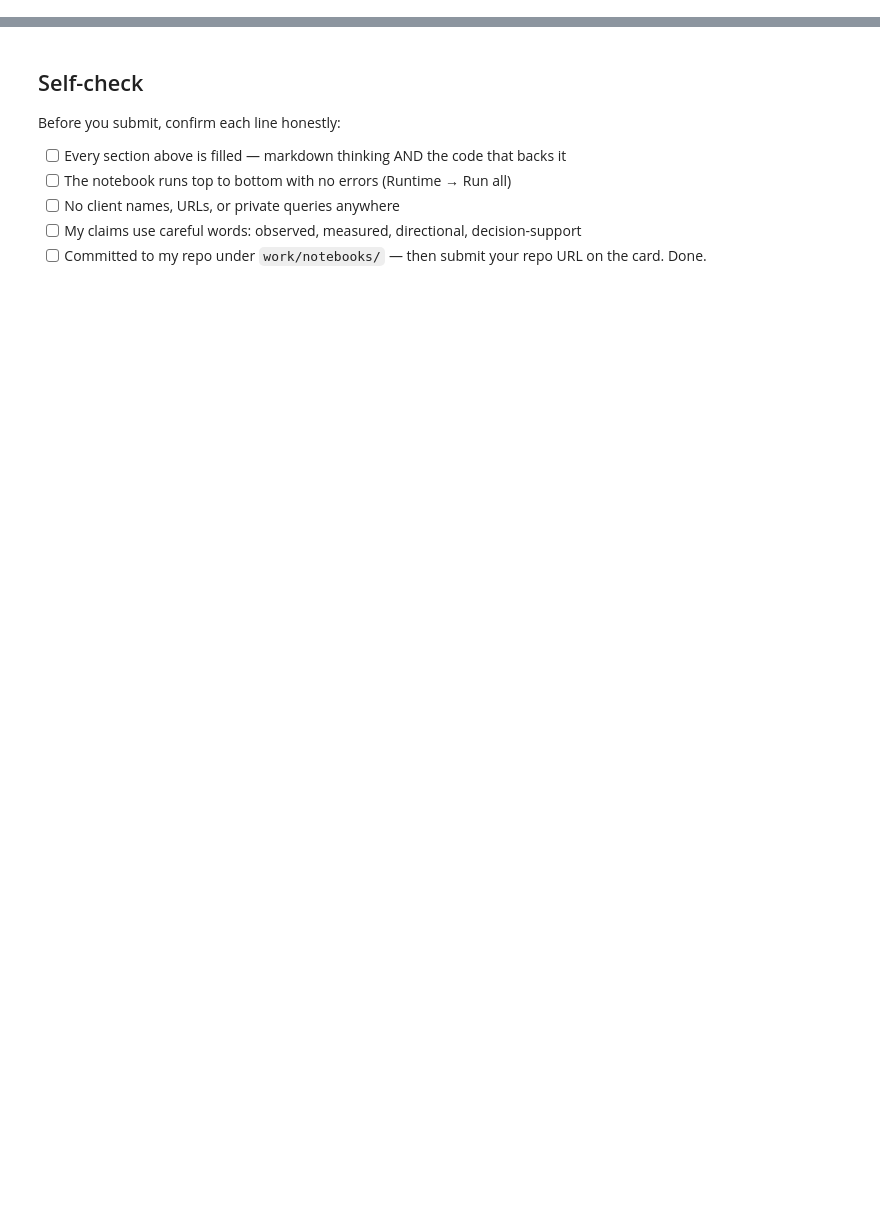
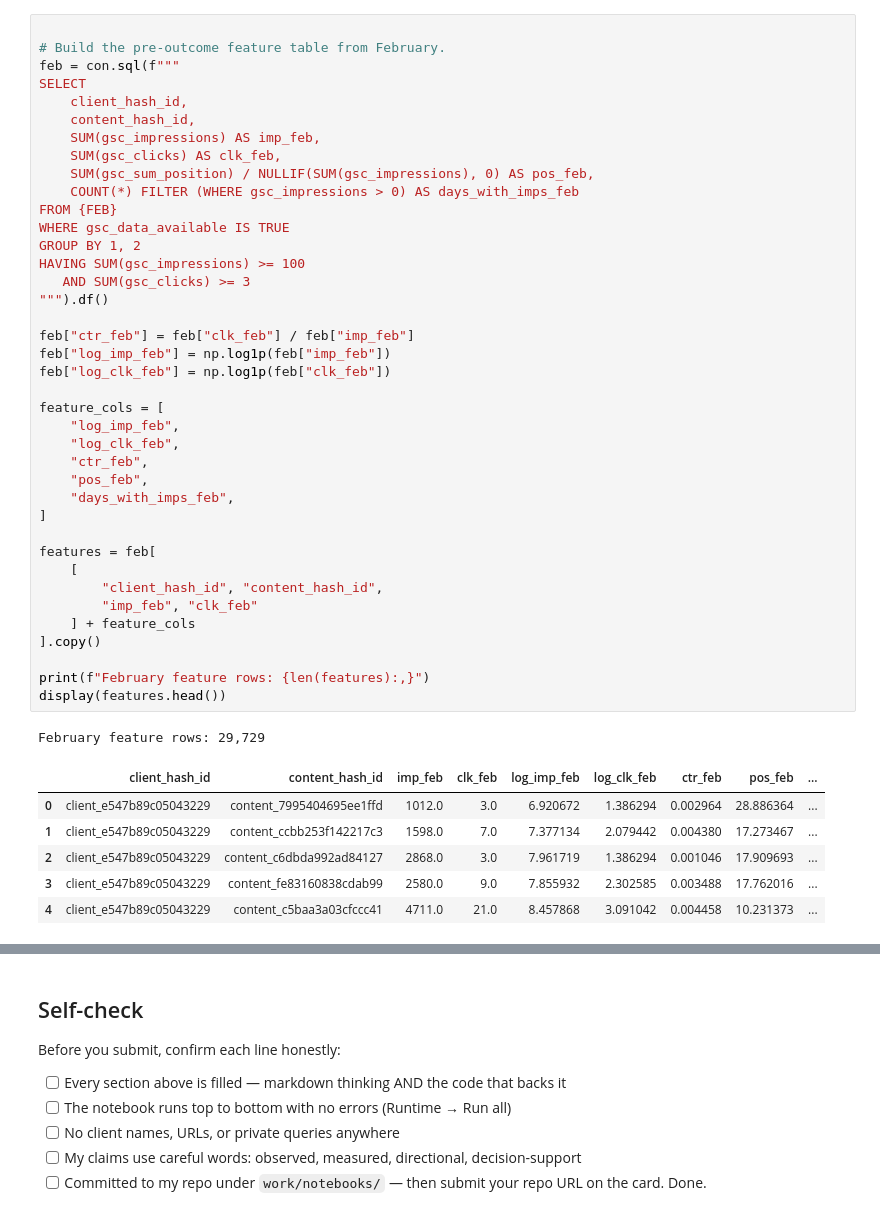
Before and after one commit to abdelrahmanmohamed05/FlyRank-AI, a Jupyter notebook: work/notebooks/capstone.ipynb, the cells around one changed output, grey strips where cells are left out. Drawn from its saved outputs; the diff is of its cells as text; blank space fills up the shorter version.

```diff
--- a/work/notebooks/capstone.ipynb
+++ b/work/notebooks/capstone.ipynb
@@ -36,0 +90,47 @@ This skeleton is yours to fill. Work the sections **in order** — each one has
+# %%
+
+# Build the pre-outcome feature table from February.
+feb = con.sql(f"""
+SELECT
+    client_hash_id,
+    content_hash_id,
+    SUM(gsc_impressions) AS imp_feb,
+    SUM(gsc_clicks) AS clk_feb,
+    SUM(gsc_sum_position) / NULLIF(SUM(gsc_impressions), 0) AS pos_feb,
+    COUNT(*) FILTER (WHERE gsc_impressions > 0) AS days_with_imps_feb
+FROM {FEB}
+WHERE gsc_data_available IS TRUE
+GROUP BY 1, 2
+HAVING SUM(gsc_impressions) >= 100
+   AND SUM(gsc_clicks) >= 3
+""").df()
+
+feb["ctr_feb"] = feb["clk_feb"] / feb["imp_feb"]
+feb["log_imp_feb"] = np.log1p(feb["imp_feb"])
+feb["log_clk_feb"] = np.log1p(feb["clk_feb"])
+
+feature_cols = [
+    "log_imp_feb",
+    "log_clk_feb",
+    "ctr_feb",
+    "pos_feb",
+    "days_with_imps_feb",
+]
+
+features = feb[
+    [
+        "client_hash_id", "content_hash_id",
+        "imp_feb", "clk_feb"
+    ] + feature_cols
+].copy()
+
+print(f"February feature rows: {len(features):,}")
+display(features.head())
+# %% [output]
+February feature rows: 29,729
+|  | client_hash_id | content_hash_id | imp_feb | clk_feb | log_imp_feb | log_clk_feb | ctr_feb | pos_feb | ... |
+| 0 | client_e547b89c05043229 | content_7995404695ee1ffd | 1012.0 | 3.0 | 6.920672 | 1.386294 | 0.002964 | 28.886364 | ... |
+| 1 | client_e547b89c05043229 | content_ccbb253f142217c3 | 1598.0 | 7.0 | 7.377134 | 2.079442 | 0.004380 | 17.273467 | ... |
+| 2 | client_e547b89c05043229 | content_c6dbda992ad84127 | 2868.0 | 3.0 | 7.961719 | 1.386294 | 0.001046 | 17.909693 | ... |
+| 3 | client_e547b89c05043229 | content_fe83160838cdab99 | 2580.0 | 9.0 | 7.855932 | 2.302585 | 0.003488 | 17.762016 | ... |
+| 4 | client_e547b89c05043229 | content_c5baa3a03cfccc41 | 4711.0 | 21.0 | 8.457868 | 3.091042 | 0.004458 | 10.231373 | ... |
```
Also changed, not shown: parts of 20 cells of this notebook.
